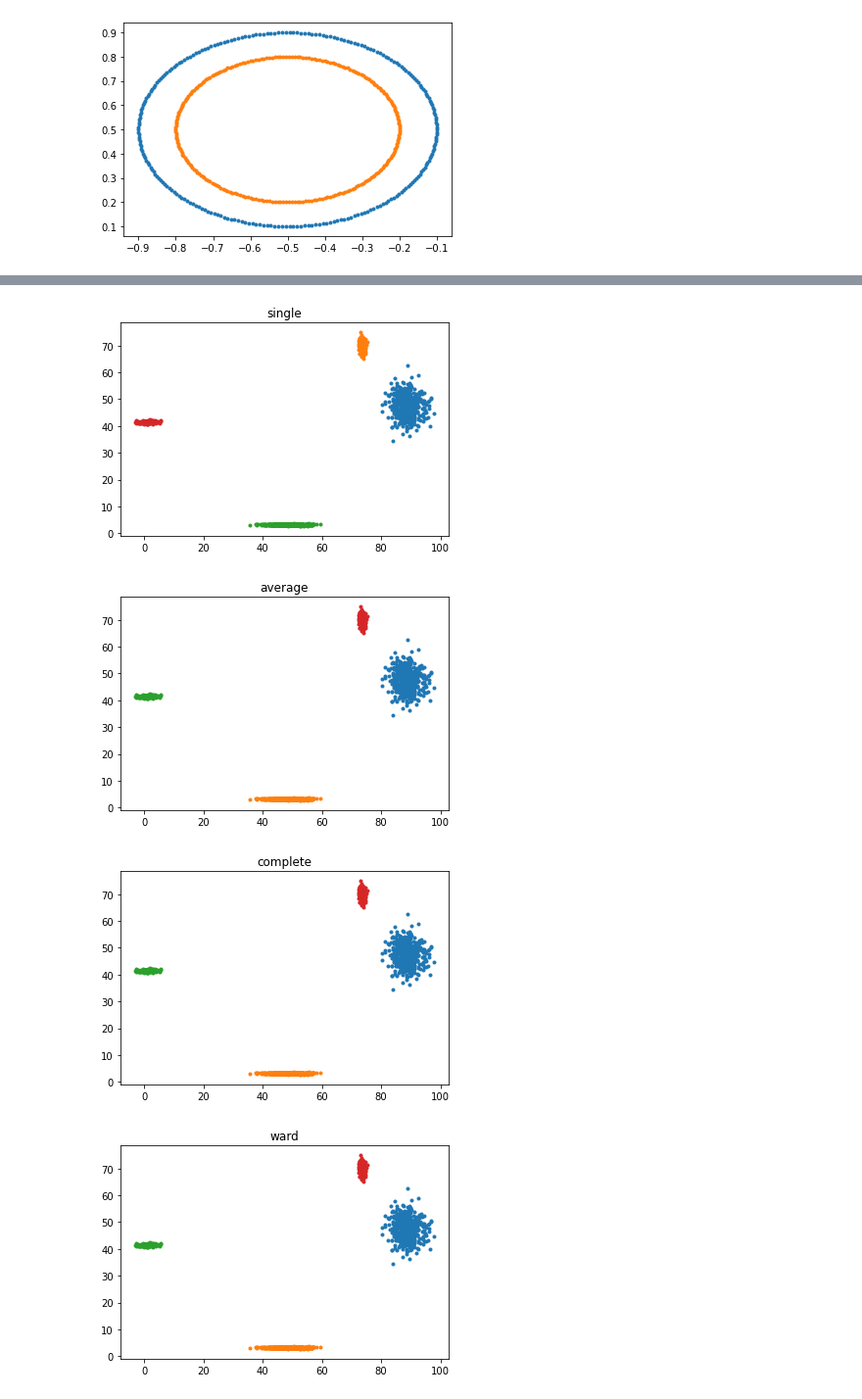
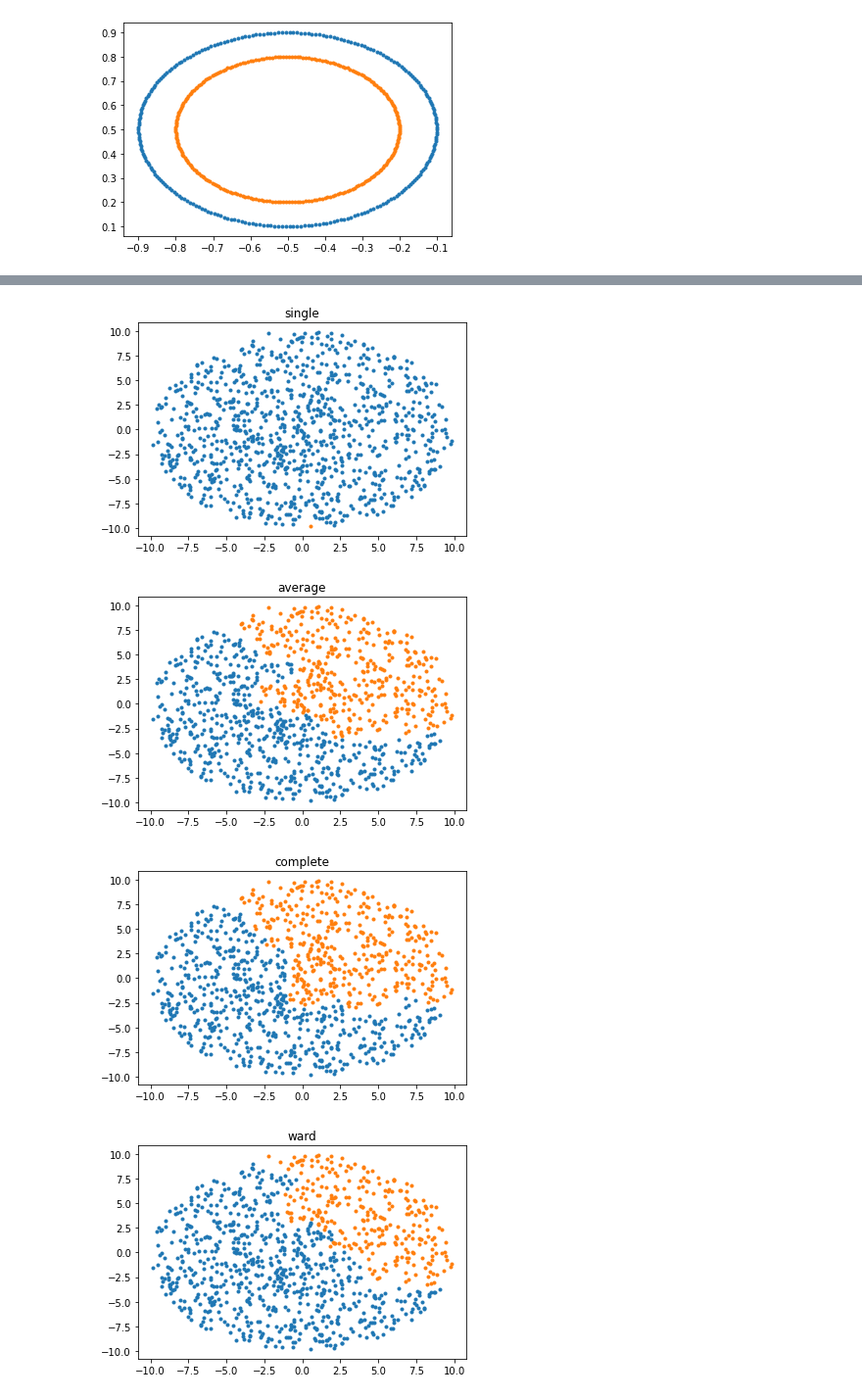
Before and after one commit to MarinoBenassai/TP-Clustering, a Jupyter notebook: TP-Clustering.ipynb, the cells around one changed output, grey strips where cells are left out. Shown: that part at 98% size. Drawn from its saved outputs; the diff is of its cells as text; code cells hidden in the pictures.

```diff
--- a/TP-Clustering.ipynb
+++ b/TP-Clustering.ipynb
@@ -36,7 +39,7 @@ plt.show()
 )
 [figure]
 # %%
-data = arff.loadarff(open("artificial/2d-4c.arff","r"))
+data = arff.loadarff(open("artificial/cure-t1-2000n-2D.arff","r"))
 x = [data[0][i][0] for i in range(len(data[0]))]
 y = [data[0][i][1] for i in range(len(data[0]))]
 
@@ -48,8 +51,10 @@ plt.show()
 # %%
+#Kmeans
+
 nb_cluster_reel = max([int(data[0][i][2]) for i in range(len(data[0]))]) + 1
 
 data2 = [[e[0],e[1]] for e in data[0]]
-kmeans = sk.KMeans(n_clusters=9, random_state=0).fit(data2)
+kmeans = sk.KMeans(n_clusters=2, random_state=0).fit(data2)
 for i in range(max(kmeans.labels_) + 1):
     x = [data2[j][0] for j in range(len(data2)) if kmeans.labels_[j] == i]
     y = [data2[j][1] for j in range(len(data2)) if kmeans.labels_[j] == i]
@@ -140,27 +145,29 @@ Temps écoulé :0.5270535945892334s
 # %%
+#Agglomératif
+
 nb_cluster_reel = max([int(data[0][i][2]) for i in range(len(data[0]))]) + 1
 
 data2 = [[e[0],e[1]] for e in data[0]]
 
 for linkage in ["single", "average", "complete", "ward"]:
 
-    clustering = AgglomerativeClustering(4, linkage = linkage).fit(data2)
+    clustering = AgglomerativeClustering(2, linkage = linkage).fit(data2)
     for i in range(max(clustering.labels_) + 1):
         x = [data2[j][0] for j in range(len(data2)) if clustering.labels_[j] == i]
         y = [data2[j][1] for j in range(len(data2)) if clustering.labels_[j] == i]
         plt.plot(x,y,'.')
     plt.title(linkage)
     plt.show()
 
 for j in range(nb_cluster_reel):
     x = [data[0][i][0] for i in range(len(data[0])) if int(data[0][i][2]) == j]
     y = [data[0][i][1] for i in range(len(data[0])) if int(data[0][i][2]) == j]
     plt.title("reel")
     plt.plot(x,y,'.')
 
 plt.show()
 # %% [output]
-[figure, old version]
+[figure, new version]
-[figure, old version]
+[figure, new version]
-[figure, old version]
+[figure, new version]
-[figure, old version]
+[figure, new version]
```
Also changed, not shown: parts of 17 cells of this notebook.
